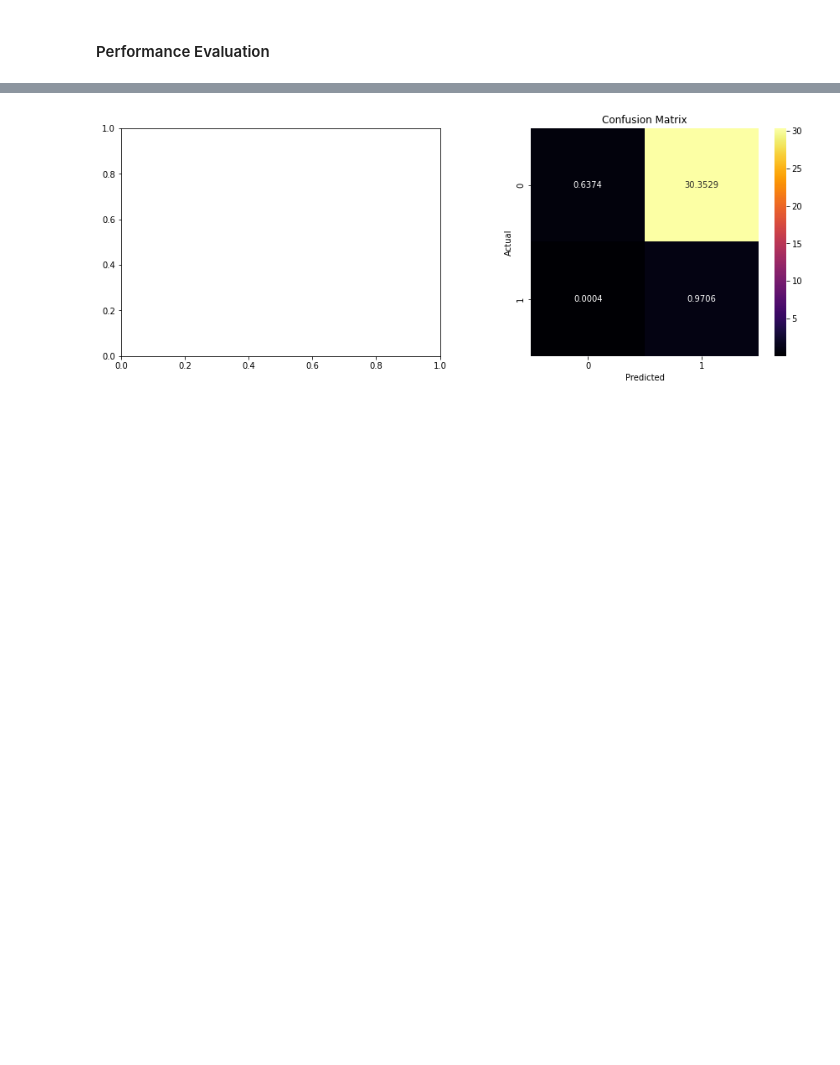
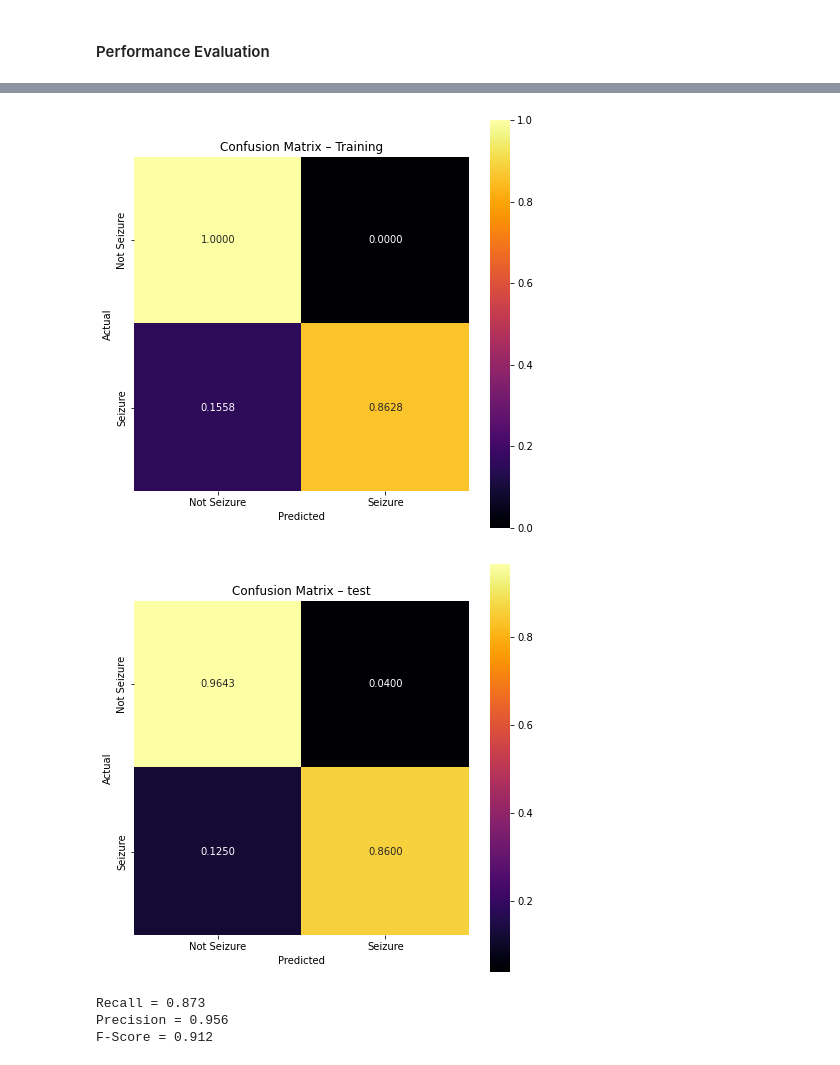
Before and after one commit to bryanmcelvy/4308_real_time_eeg, a Jupyter notebook: project.ipynb, the cells around one changed output, grey strips where cells are left out. Drawn from its saved outputs; the diff is of its cells as text; code cells hidden in the pictures; blank space fills up the shorter version.

```diff
--- a/project.ipynb
+++ b/project.ipynb
@@ -73,6 +58,9 @@ with open(filename) as _:
 # %% [markdown]
 #### Feature Extraction
 # %%
+ch_names = list(data.keys()) # Channel Names
+fs = 256 # Sampling Frequency [Hz]
+
 feat_names = ['Area', 'Normalized Decay', 'Line Length',
             'Mean Energy', 'Average Peak Amplitude', 'Average Valley Amplitude',
             'Normalized Peak Number', 'Peak Variation', 'Root Mean Square']
@@ -81,28 +69,29 @@ func_names = [findArea, findNormDecay, findLineLength,
          findMeanEnergy, findAvgPeakAmp, findAvgValleyAmp,
          findNormPeakNum, findPeakVariation, findRootMeanSquare]
 
-num_segments = int( len(eeg_df) / fs ) # number of time segments (3600)
+num_segments = int( len(data) / fs ) # number of time segments (851)
+num_features = len(feat_names) # number of features (9)
 num_channels = len(ch_names) # number of channels (23)
-num_features = len(feat_names) # number of features (9)
 
 time = np.linspace(start=0, stop=num_segments-1, num=num_segments, dtype=int)
+y_data = np.array([1 if state[int(t*fs)] == 1 else 0 for t in time])
 
-y_data = np.array([1 if (t >= 2996 and t <= 3036) else 0 for t in time]) # Correct labels for each time segment
 class_labels = {0:'Not Seizure', 1:'Seizure'} # classes to be predicted for each time segment
 num_classes = len(class_labels)
-
-# Create np array with dimensions (num_segments X num_features X num_channels) (3600 X 9 X 23)
-x_data = np.zeros(
-    shape=(
-        num_segments,
-        num_features,
-        num_channels
-    ), dtype=np.float64)
 # %%
+# Create np array with dimensions (num_segments X num_features X num_channels) (851 X 9 X 23)
+x_data = np.zeros(
+    shape=(
+        num_segments,
+        num_features,
+        num_channels
+    ), dtype=np.float64)
+print(x_data.shape)
+
 # Perform feature extraction for each time segment across all channels
 for t in time:
     for feat_num, _ in enumerate(feat_names):
         for ch_num, ch in enumerate(ch_names):
             start_idx = t * int(fs)
             end_idx = start_idx + int(fs)
-            x_data[t][feat_num][ch_num] = func_names[feat_num](eeg_df[ch][start_idx:end_idx])
+            x_data[t][feat_num][ch_num] = func_names[feat_num](data[ch][start_idx:end_idx])
@@ -112,13 +103,13 @@ for t in time:
 # Split into training/testing/validation sets
 x_train, x_tv, y_train, y_tv = train_test_split(
     x_data, y_data,
-    train_size=0.80, test_size=0.20,      # 80:20 split between training and test/validation sets
+    train_size=0.50, test_size=0.50,      # 80:20 split between training and test/validation sets
     shuffle=True, random_state=42         # shuffles data using same random seed every time
 )
 
 x_test, x_val, y_test, y_val = train_test_split(
     x_tv, y_tv,
-    train_size = 0.10, test_size = 0.10,   # Even split btw test and validation sets
+    train_size = 0.25, test_size = 0.25,   # Even split btw test and validation sets
     shuffle=True, random_state=42         # same as above
 )
 # %%
@@ -162,6 +153,6 @@ val_data = val_data.shuffle(buffer_size=x_val_norm.shape[0], seed=42).batch(batc
 log_reg_model = LogRegModel()
 
 loop = TrainingLoop()
-log_reg_model = loop.train(train_data=train_data, test_data=test_data, num_epochs=200, learn_rate=0.1, model=log_reg_model, output=True)
+log_reg_model = loop.train(train_data=train_data, val_data=val_data, test_data=test_data, num_epochs=200, learn_rate=1, model=log_reg_model, output=True)
 # %% [output]
 Training Started...
@@ -191,10 +185,28 @@ Plotting...Done.
 # %%
+# Create heatmap
 y_pred_train = log_reg_model(x_train_norm, train=False)
 y_pred_test = log_reg_model(x_test_norm, train=False)
 
 y_class_train = predict(y_pred_train)
 y_class_test = predict(y_pred_test)
 
-confusion(y_pred=y_class_train, y_true=y_train)
+con_mat_train = confusion(y_pred=y_class_train, y_true=y_train, class_labels=class_labels, title='Training')
+con_mat_test = confusion(y_pred=y_class_test, y_true=y_test, class_labels=class_labels, title='test')
 # %% [output]
-[figure, old version]
+[figure, new version]
+[figure, added]
+# %%
+TN = con_mat_test[0][0]
+TP = con_mat_test[1][1]
+FN = con_mat_test[1][0]
+FP = con_mat_test[0][1]
+
+recall = TP / (TP + FN) # How many seizures were predicted correctly
+precision = TP / (TP + FP) # How many predicted seizures were actually positive
+f_score = 2 * (recall * precision) / (recall + precision) # Evaluates whether recall and precision are balanced
+
+print(f"Recall = {recall:.3}\nPrecision = {precision:.3}\nF-Score = {f_score:.3}")
+# %% [output]
+Recall = 0.873
+Precision = 0.956
+F-Score = 0.912
```
Also changed, not shown: parts of 7 cells of this notebook.
